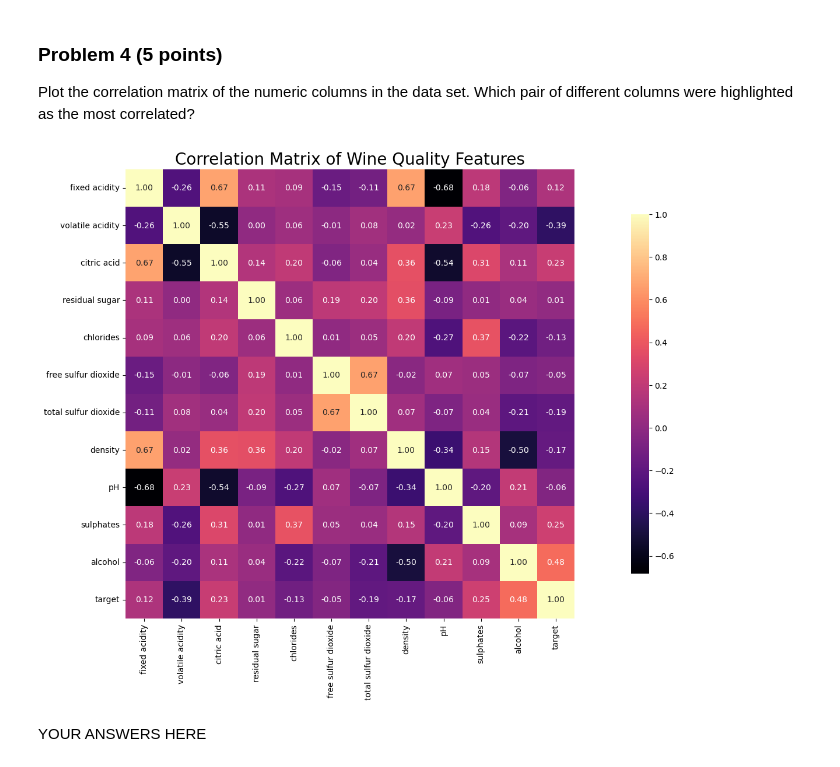
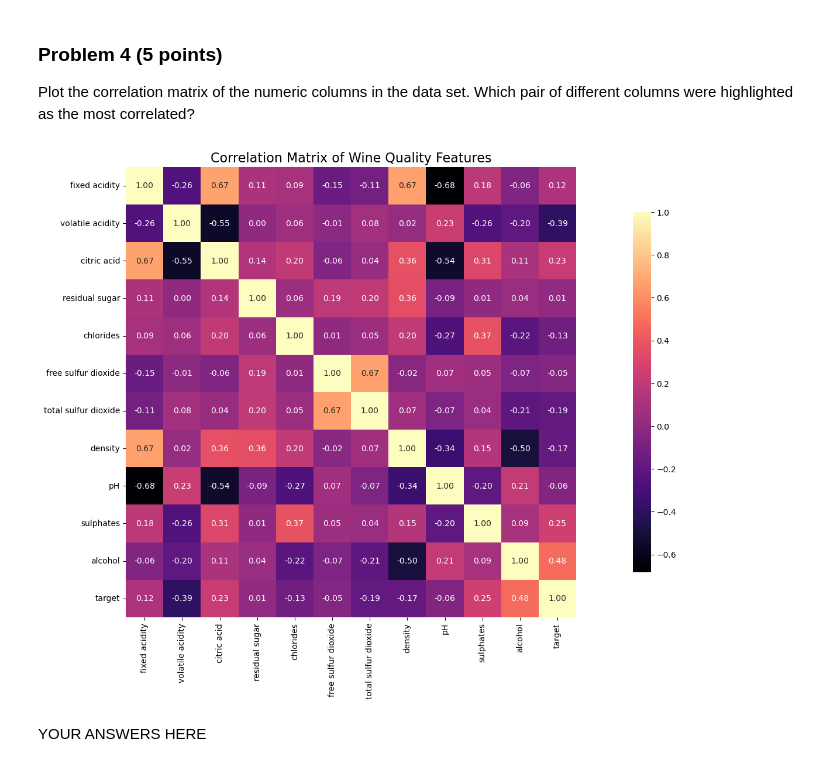
Before and after one commit to veniola/dx602-final-project, a Jupyter notebook: project.ipynb, the cells around one changed output. Drawn from its saved outputs; the diff is of its cells as text; code cells hidden in the pictures.

```diff
--- a/project.ipynb
+++ b/project.ipynb
@@ -237,18 +256,18 @@ Which pair of different columns were highlighted as the most correlated?
 # %%
 # Correlation Matrix
 
 import seaborn as sns
 
 # Plot correlation matrix
 correlation_matrix = wine_quality.corr()
 plt.figure(figsize=(25, 10))
 sns.heatmap(correlation_matrix, annot=True, fmt=".2f", cmap="magma", square=True, cbar_kws={"shrink": .8})
 
 # Add title and labels
-plt.title("Correlation Matrix of Wine Quality Features", fontsize=20)
+plt.title("Correlation Matrix of Wine Quality Features", fontsize=16)
 plt.show()
 # %% [output]
-[figure, old version]
+[figure, new version]
 # %% [markdown]
 YOUR ANSWERS HERE
 # %%
```
Also changed, not shown: parts of 12 cells of this notebook.
